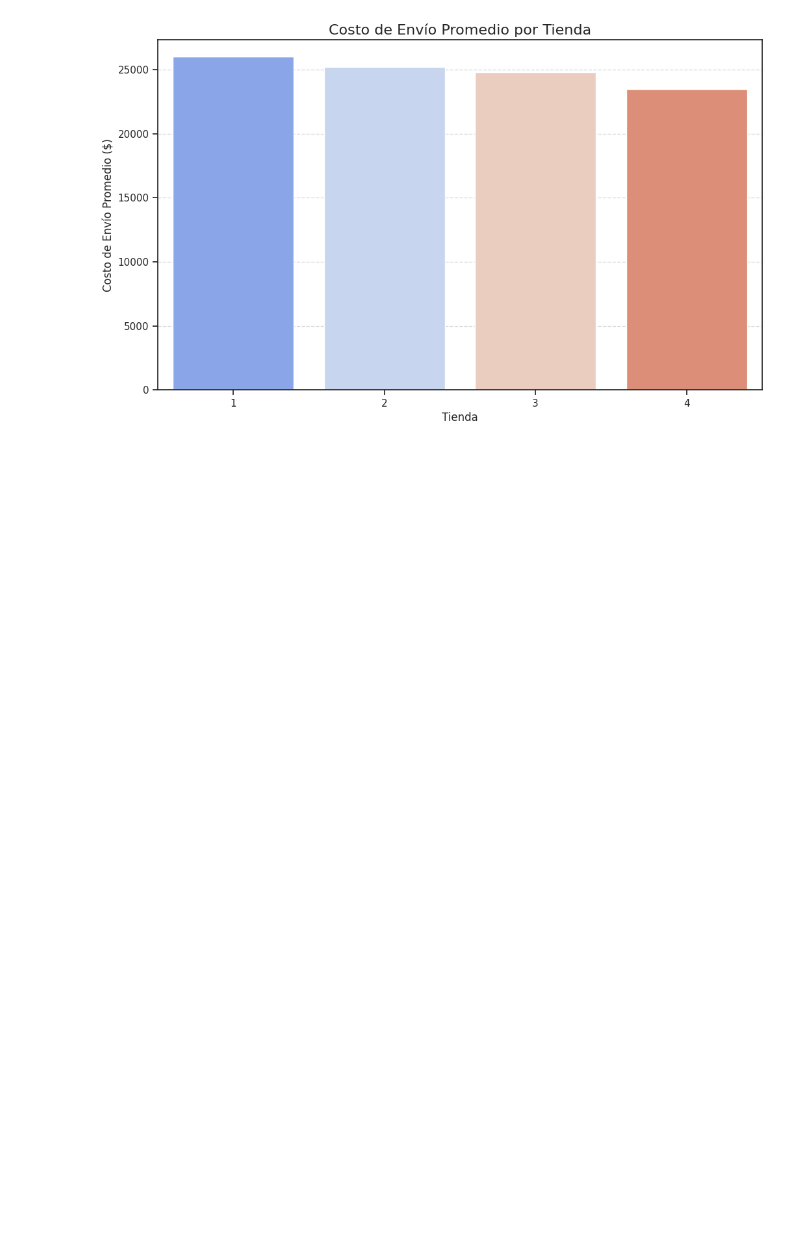
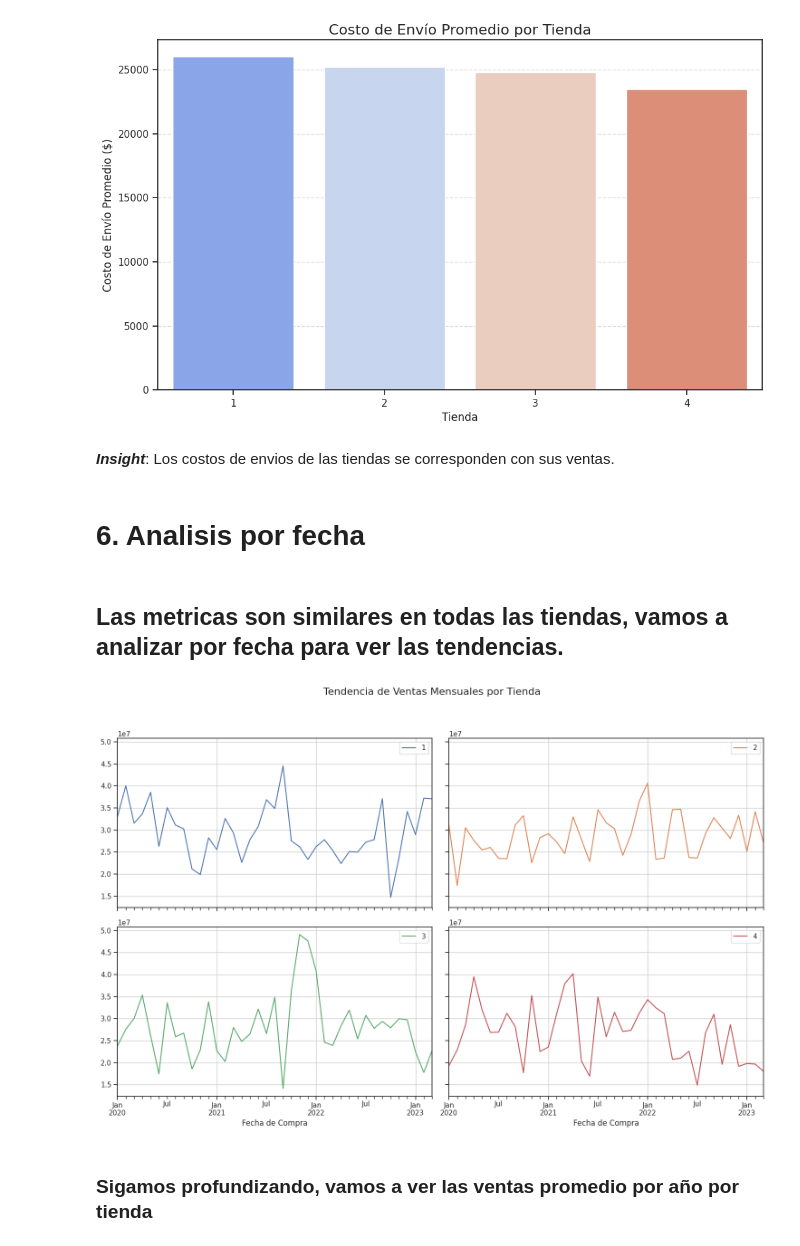
Before and after one commit to nikovido/datascience-alurastore-ONE-alura, a Jupyter notebook: AluraStoreLatam.ipynb, the cells around one changed output. Cells and saved outputs as stored; diff of their text form; code cells hidden in the pictures; blank space fills up the shorter version.

Commit message:
Últimas modificaciones: analisis por fecha y score.

```diff
--- a/AluraStoreLatam.ipynb
+++ b/AluraStoreLatam.ipynb
@@ -493,3 +497,45 @@ Passing `palette` without assigning `hue` is deprecated and will be removed in v
 
   sns.barplot(
 [figure]
+# %% [markdown]
+***Insight***: Los costos de envios de las tiendas se corresponden con sus ventas.
+# %% [markdown]
+# 6. Analisis por fecha
+# %% [markdown]
+## Las metricas son similares en todas las tiendas, vamos a analizar por fecha para ver las tendencias.
+# %%
+# Convertir la Fecha
+tiendas['Fecha de Compra'] = pd.to_datetime(tiendas['Fecha de Compra'], dayfirst=True)
+
+# Agrupar por mes y tienda
+tiendas_con_fecha = tiendas.set_index('Fecha de Compra')
+
+# 'M' significa 'Month' (mensual). Agrupamos por tienda Y por mes
+# y sumamos el 'Precio'
+ventas_por_mes = tiendas_con_fecha.groupby('tienda').resample('M')['Precio'].sum()
+
+# Graficar la película
+# Usamos unstack() para convertir el índice 'tienda' en columnas
+# Esto crea el gráfico perfecto para comparar
+axes = ventas_por_mes.unstack('tienda').plot(
+    subplots=True,          # ¡La clave!
+    layout=(2, 2),          # Grilla 2x2
+    figsize=(15, 10),       # Un tamaño más grande para la grilla
+    grid=True,
+    sharey=True             # Mantiene el eje Y igual para todas (¡importante!)
+)
+# -------------------------------------------
+
+# Título general
+plt.suptitle('Tendencia de Ventas Mensuales por Tienda', fontsize=16, y=1.02)
+
+# NOTA: Ya no necesitamos .ylabel, .xlabel y .legend()
+# porque .plot(subplots=True) los maneja automáticamente
+# (y poner un solo título de eje no tendría sentido).
+
+plt.tight_layout(rect=[0, 0.03, 1, 0.98]) # Ajuste para el super-título
+plt.show()
+# %% [output]
+[figure, added]
+# %% [markdown]
+### Sigamos profundizando, vamos a ver las ventas promedio por año por tienda
```
Also changed, not shown: parts of 14 cells of this notebook.
